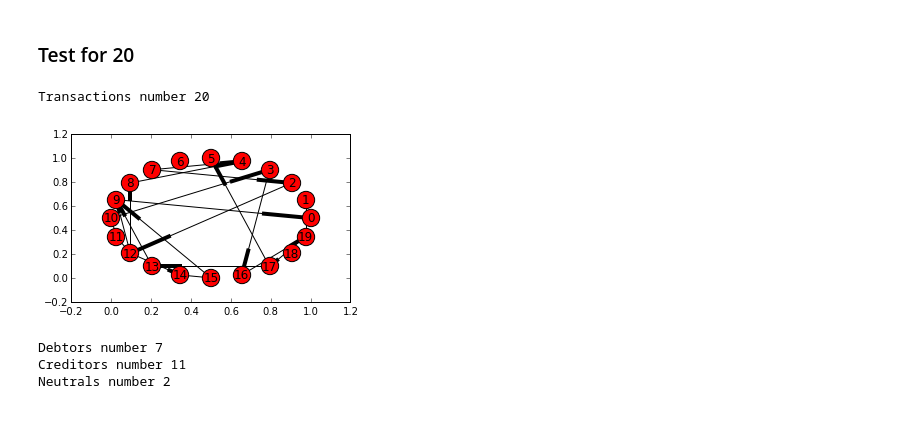
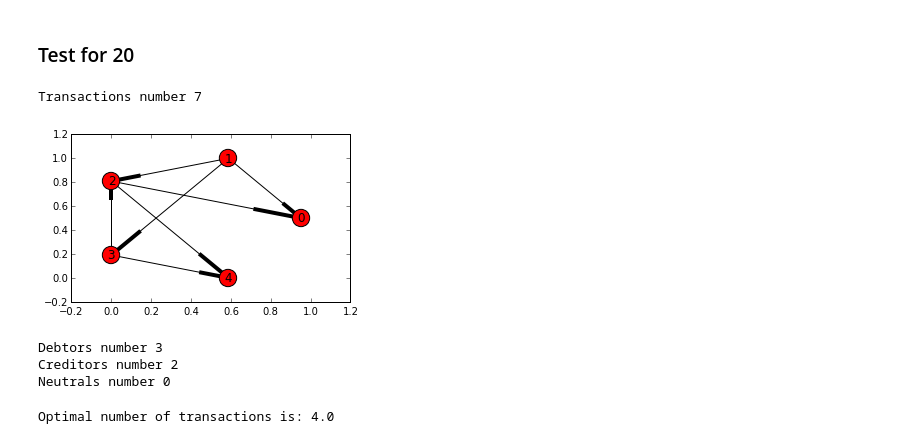
Before and after one commit to Aelphy/skoltech, a Jupyter notebook: term2/optimization_methods/project/project_tex.ipynb, the cells around one changed output. Drawn from its saved outputs; the diff is of its cells as text; code cells hidden in the pictures.

```diff
--- a/term2/optimization_methods/project/project_tex.ipynb
+++ b/term2/optimization_methods/project/project_tex.ipynb
@@ -22,7 +22,7 @@ np.random.seed(42)
 
 def generate_adj_matrix(people_number, fill_factor = 0.5, triangularity = 0):
     fill_coeff = int(people_number * fill_factor)
-    adj_matrix = sp.sparse.rand(people_number,
+    adj_matrix = 1000 * sp.sparse.rand(people_number,
                                 people_number,
                                 density = fill_factor,
                                 format = 'csr',
@@ -202,25 +200,28 @@ X
 # %% [markdown]
 ### Test for 20
 # %%
-people_number = 20
-adj_matrix = generate_adj_matrix(people_number, fill_factor = 0.05, triangularity = 1)
+people_number = 5
+adj_matrix = generate_adj_matrix(people_number, fill_factor = 0.6, triangularity = 1)
 nmb_transactions = len(sp.sparse.find(adj_matrix)[0])
 print "Transactions number", nmb_transactions
 PlotGraph(adj_matrix)
 # %% [output]
-Transactions number 20
+Transactions number 7
-[figure, old version]
+[figure, new version]
 # %%
-people_number = 20
-adj_matrix = generate_adj_matrix(people_number, fill_factor = 0.05, triangularity = 0)
+people_number = 5
+adj_matrix = generate_adj_matrix(people_number, fill_factor = 0.6, triangularity = 0)
 debtors, creditors, neutrals, d, c, n = find_distribution(adj_matrix)
 
-print "Debtors number", len(d)
-print "Creditors number", len(c)
-print "Neutrals number", len(n)
+print ("Debtors number", len(d))
+print ("Creditors number", len(c))
+print ("Neutrals number", len(n))
 # %% [output]
-Debtors number 7
-Creditors number 11
-Neutrals number 2
+Debtors number 3
+Creditors number 2
+Neutrals number 0
 # %%
 new_nmb_transactions, Y, X = MIPSolver(d,c)
+print('Optimal number of transactions is: {0}'.format(new_nmb_transactions))
+# %% [output]
+Optimal number of transactions is: 4.0
```
Also changed, not shown: parts of 3 cells of this notebook.
